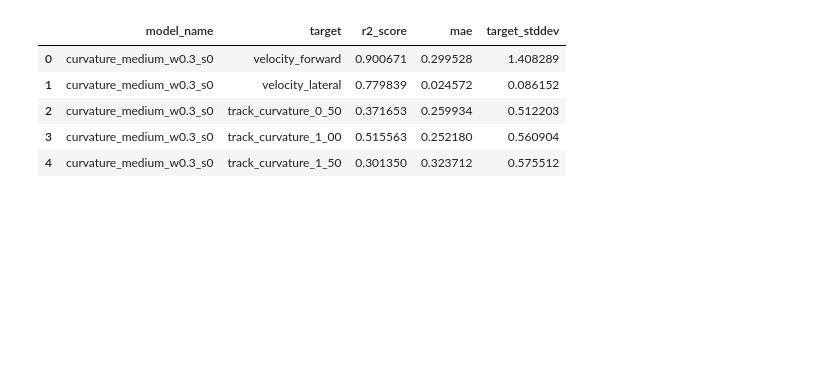
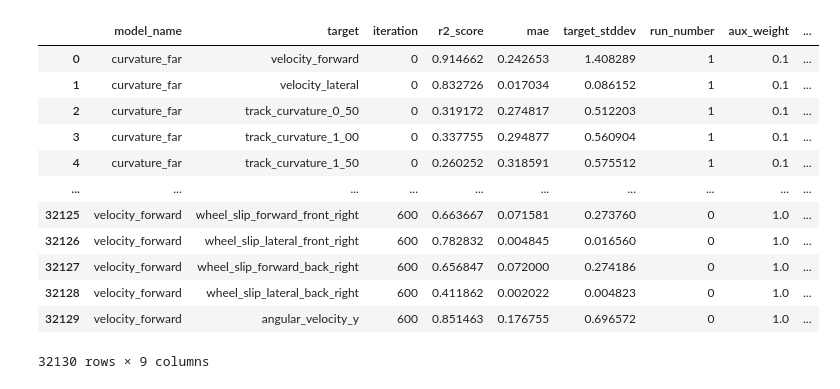
Before and after one commit to jacquesamsel/skripsie, a Jupyter notebook: aux_head_regression_results.ipynb, the cells around one changed output. Cells and saved outputs as stored; diff of their text form; code cells hidden in the pictures; blank space fills up the shorter version.

```diff
--- a/aux_head_regression_results.ipynb
+++ b/aux_head_regression_results.ipynb
@@ -6,9 +25,22 @@ from matplotlib import pyplot as plt
 # %%
 data = pd.read_csv("results/aux_head_regression_scores.csv")
+data["run_number"] = data["model_name"].str[-1].astype(int)
+data["model_name"] = data["model_name"].str[:-3]
+data["aux_weight"] = data["model_name"].str.extract(r"_w([\d\.]+)$").astype(float)
+data["model_name"] = data["model_name"].str.replace(r"_w[\d\.]+$", "", regex=True)
+data["readable_name"] = data["model_name"] + data["aux_weight"].map(lambda x: f" Weight={x}" if x > 0 else "")
+data
 # %% [output]
-|  | model_name | target | r2_score | mae | target_stddev |
-| 0 | curvature_medium_w0.3_s0 | velocity_forward | 0.900671 | 0.299528 | 1.408289 |
-| 1 | curvature_medium_w0.3_s0 | velocity_lateral | 0.779839 | 0.024572 | 0.086152 |
-| 2 | curvature_medium_w0.3_s0 | track_curvature_0_50 | 0.371653 | 0.259934 | 0.512203 |
-| 3 | curvature_medium_w0.3_s0 | track_curvature_1_00 | 0.515563 | 0.252180 | 0.560904 |
-| 4 | curvature_medium_w0.3_s0 | track_curvature_1_50 | 0.301350 | 0.323712 | 0.575512 |
+|  | model_name | target | iteration | r2_score | mae | target_stddev | run_number | aux_weight | ... |
+| 0 | curvature_far | velocity_forward | 0 | 0.914662 | 0.242653 | 1.408289 | 1 | 0.1 | ... |
+| 1 | curvature_far | velocity_lateral | 0 | 0.832726 | 0.017034 | 0.086152 | 1 | 0.1 | ... |
+| 2 | curvature_far | track_curvature_0_50 | 0 | 0.319172 | 0.274817 | 0.512203 | 1 | 0.1 | ... |
+| 3 | curvature_far | track_curvature_1_00 | 0 | 0.337755 | 0.294877 | 0.560904 | 1 | 0.1 | ... |
+| 4 | curvature_far | track_curvature_1_50 | 0 | 0.260252 | 0.318591 | 0.575512 | 1 | 0.1 | ... |
+| ... | ... | ... | ... | ... | ... | ... | ... | ... | ... |
+| 32125 | velocity_forward | wheel_slip_forward_front_right | 600 | 0.663667 | 0.071581 | 0.273760 | 0 | 1.0 | ... |
+| 32126 | velocity_forward | wheel_slip_lateral_front_right | 600 | 0.782832 | 0.004845 | 0.016560 | 0 | 1.0 | ... |
+| 32127 | velocity_forward | wheel_slip_forward_back_right | 600 | 0.656847 | 0.072000 | 0.274186 | 0 | 1.0 | ... |
+| 32128 | velocity_forward | wheel_slip_lateral_back_right | 600 | 0.411862 | 0.002022 | 0.004823 | 0 | 1.0 | ... |
+| 32129 | velocity_forward | angular_velocity_y | 600 | 0.851463 | 0.176755 | 0.696572 | 0 | 1.0 | ... |
+32130 rows × 9 columns
```
Also changed, not shown: parts of 3 cells of this notebook.
